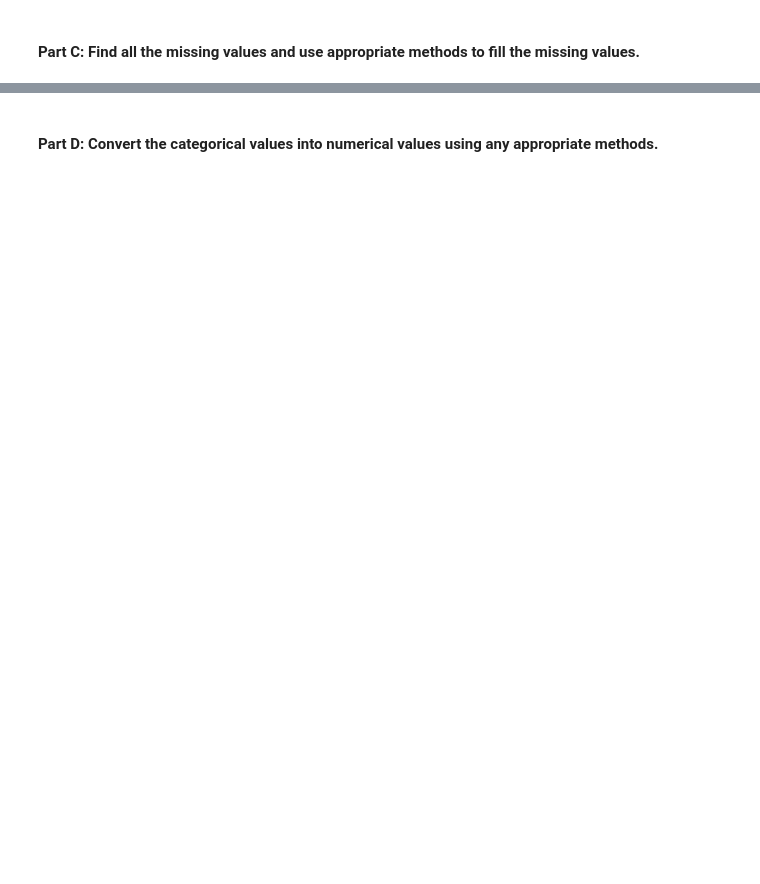
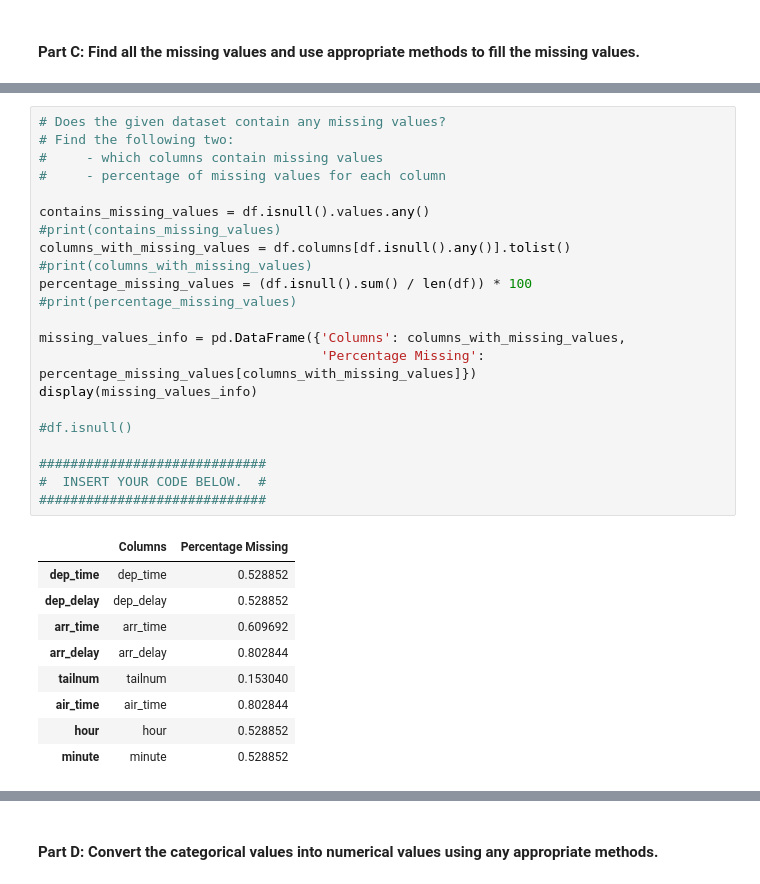
Before and after one commit to FarsanBaloo/DVA256, a Jupyter notebook: EXERCISE3/Exercise 3.ipynb, the cells around one changed output, grey strips where cells are left out. Cells and saved outputs as stored; diff of their text form; blank space fills up the shorter version.

```diff
--- a/EXERCISE3/Exercise 3.ipynb
+++ b/EXERCISE3/Exercise 3.ipynb
@@ -1313,3 +1427,35 @@ dtype: object
+# %%
+# Does the given dataset contain any missing values?
+# Find the following two:
+#     - which columns contain missing values
+#     - percentage of missing values for each column
+
+contains_missing_values = df.isnull().values.any()
+#print(contains_missing_values)
+columns_with_missing_values = df.columns[df.isnull().any()].tolist()
+#print(columns_with_missing_values)
+percentage_missing_values = (df.isnull().sum() / len(df)) * 100
+#print(percentage_missing_values)
+
+missing_values_info = pd.DataFrame({'Columns': columns_with_missing_values,
+                                    'Percentage Missing': percentage_missing_values[columns_with_missing_values]})
+display(missing_values_info)
+
+#df.isnull()
+
+#############################
+#  INSERT YOUR CODE BELOW.  #
+#############################
+# %% [output]
+|  | Columns | Percentage Missing |
+| dep_time | dep_time | 0.528852 |
+| dep_delay | dep_delay | 0.528852 |
+| arr_time | arr_time | 0.609692 |
+| arr_delay | arr_delay | 0.802844 |
+| tailnum | tailnum | 0.153040 |
+| air_time | air_time | 0.802844 |
+| hour | hour | 0.528852 |
+| minute | minute | 0.528852 |
 # %%
 # Use appropriate method handle missing values.
 # The things to think about:
```
Also changed, not shown: parts of 23 cells of this notebook, 4 other files.
